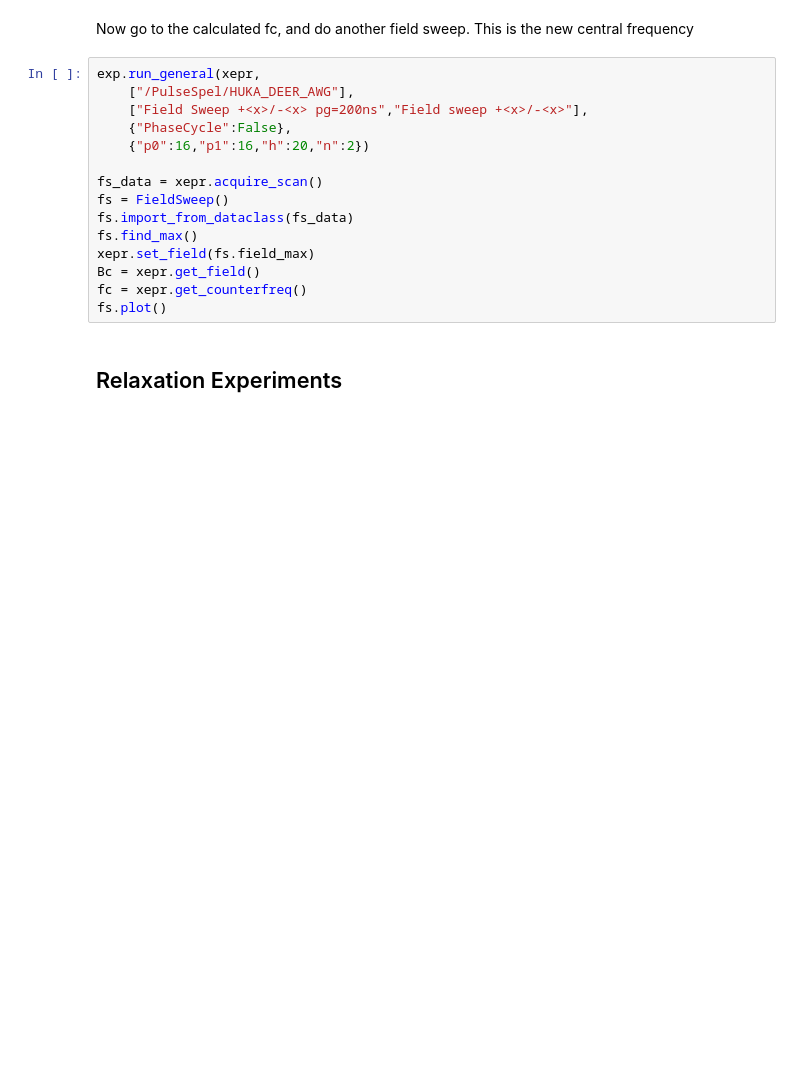
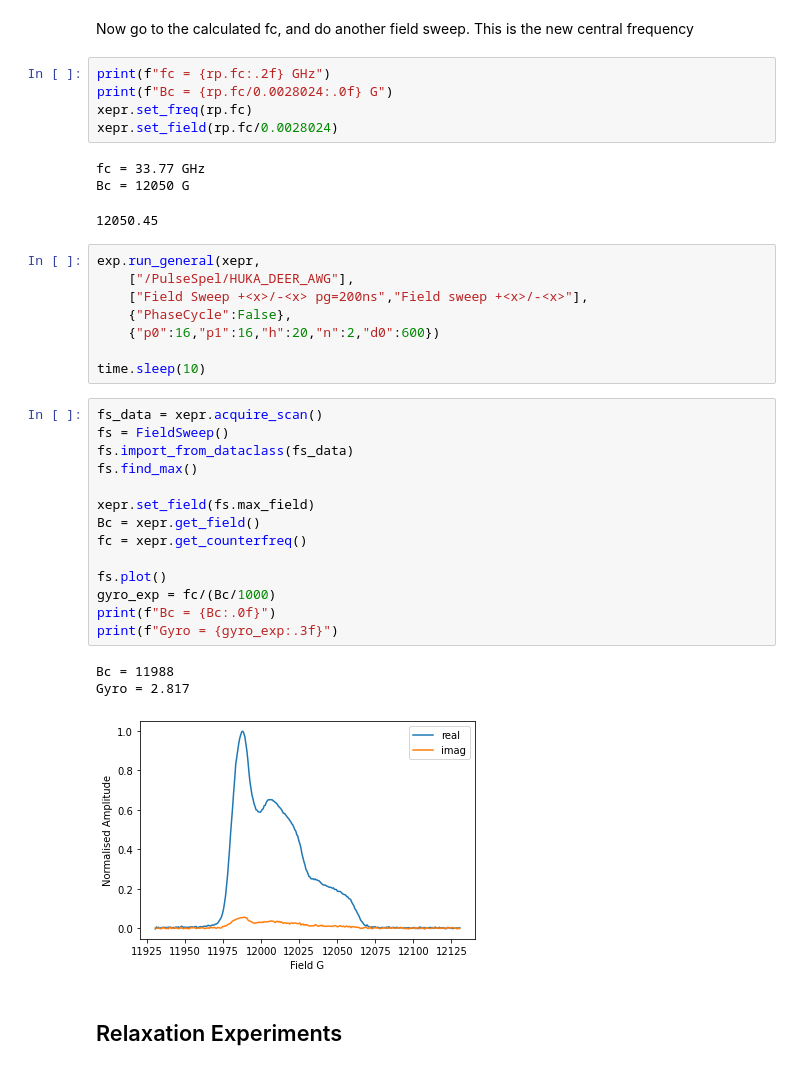
Before and after one commit to JeschkeLab/autoDEER, a Jupyter notebook: Jupyter_Notebooks/awg/5pdeer_demo.ipynb, the cells around one changed output. Drawn from its saved outputs; the diff is of its cells as text; blank space fills up the shorter version.

```diff
--- a/Jupyter_Notebooks/awg/5pdeer_demo.ipynb
+++ b/Jupyter_Notebooks/awg/5pdeer_demo.ipynb
@@ -139,20 +145,40 @@ rp.res_prof_plot([33,35])
 # %% [markdown]
 Now go to the calculated fc, and do another field sweep. This is the new central frequency
+# %%
+print(f"fc = {rp.fc:.2f} GHz")
+print(f"Bc = {rp.fc/0.0028024:.0f} G")
+xepr.set_freq(rp.fc)
+xepr.set_field(rp.fc/0.0028024)
+# %% [output]
+fc = 33.77 GHz
+Bc = 12050 G
+12050.45
 # %%
 exp.run_general(xepr,
     ["/PulseSpel/HUKA_DEER_AWG"],
     ["Field Sweep +<x>/-<x> pg=200ns","Field sweep +<x>/-<x>"],
     {"PhaseCycle":False},
-    {"p0":16,"p1":16,"h":20,"n":2})
+    {"p0":16,"p1":16,"h":20,"n":2,"d0":600})
 
-fs_data = xepr.acquire_scan()
-fs = FieldSweep()
-fs.import_from_dataclass(fs_data)
-fs.find_max()
-xepr.set_field(fs.field_max)
-Bc = xepr.get_field()
-fc = xepr.get_counterfreq()
-fs.plot()
+time.sleep(10)
+# %%
+fs_data = xepr.acquire_scan()
+fs = FieldSweep()
+fs.import_from_dataclass(fs_data)
+fs.find_max()
+
+xepr.set_field(fs.max_field)
+Bc = xepr.get_field()
+fc = xepr.get_counterfreq()
+
+fs.plot()
+gyro_exp = fc/(Bc/1000)
+print(f"Bc = {Bc:.0f}")
+print(f"Gyro = {gyro_exp:.3f}")
+# %% [output]
+Bc = 11988
+Gyro = 2.817
+[figure, added]
 # %% [markdown]
 ## Relaxation Experiments
 # %% [markdown]
```
Also changed, not shown: parts of 21 cells of this notebook, 3 other files.
